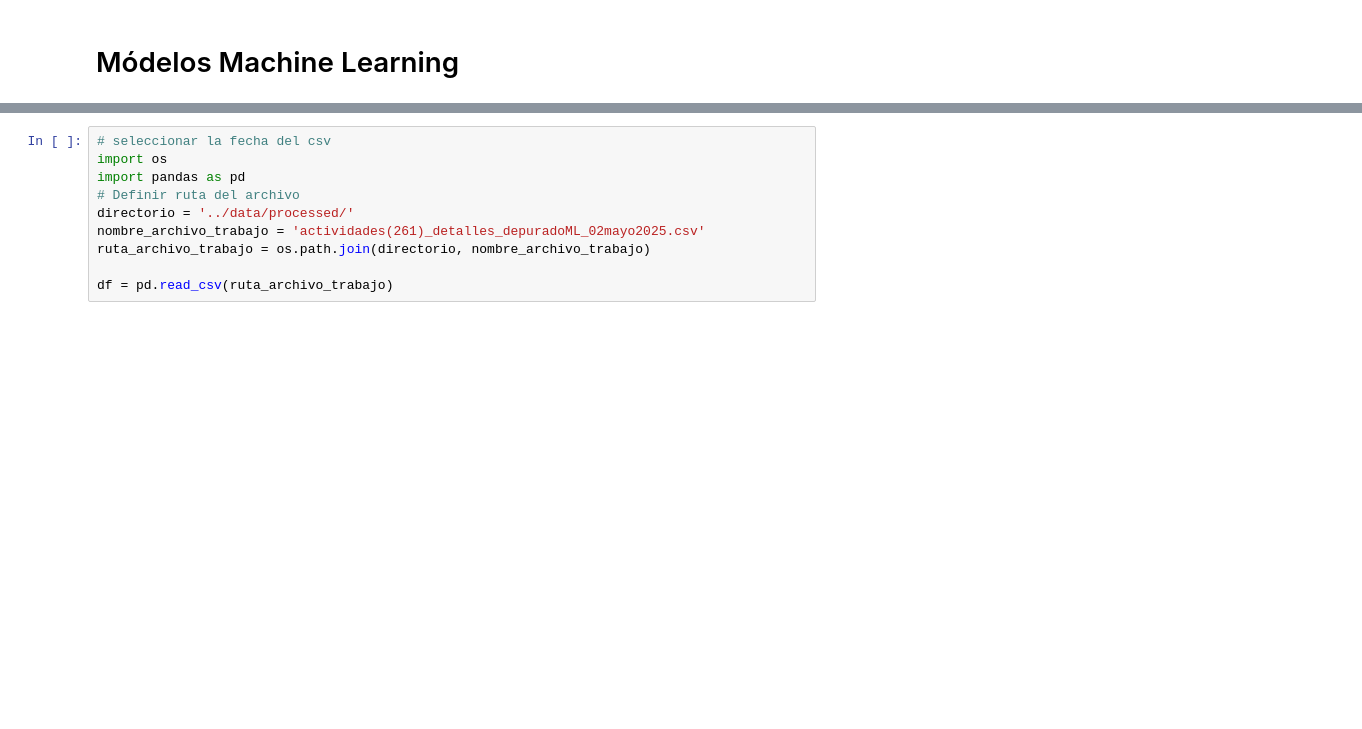
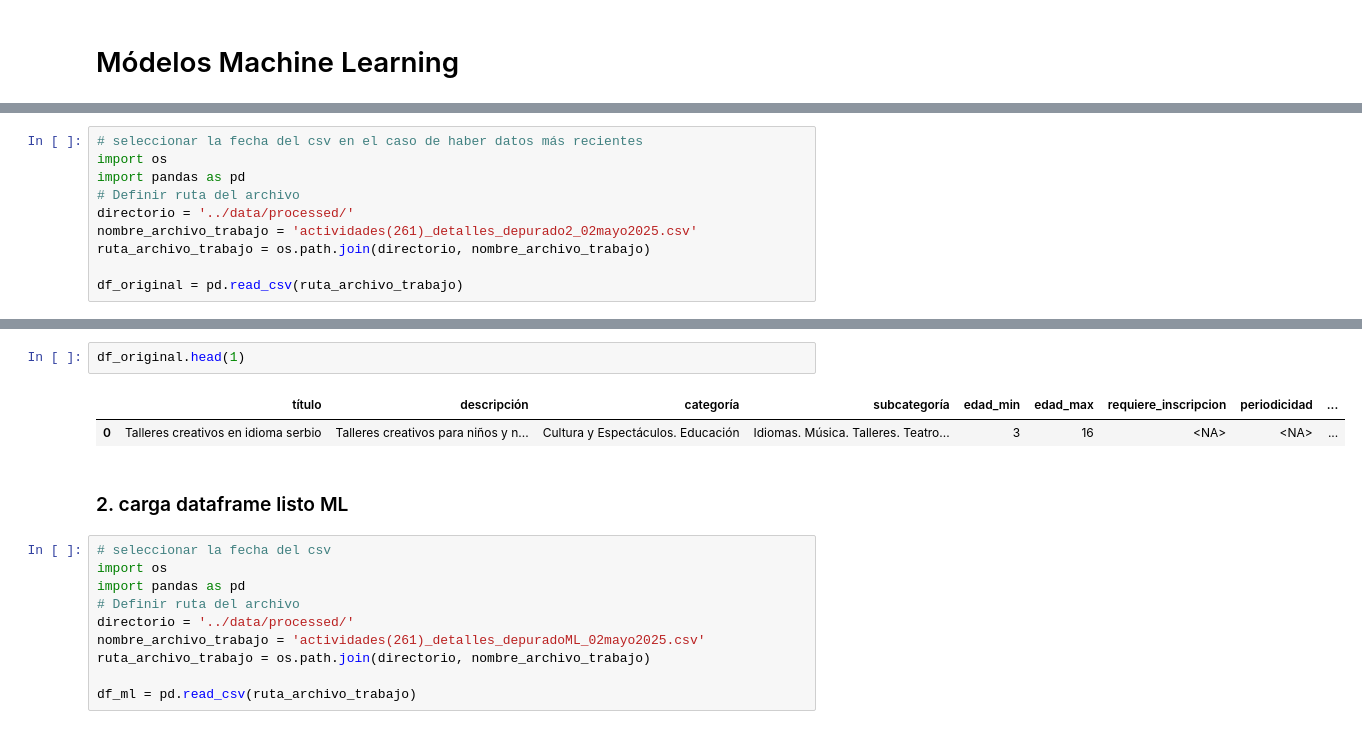
Before and after one commit to abdonrb/desafio_tripulaciones, a Jupyter notebook: notebooks/06_ModeloML_RecomencionActividades_KNN_agv.ipynb, the cells around one changed output, grey strips where cells are left out. Drawn from its saved outputs; the diff is of its cells as text; blank space fills up the shorter version.

```diff
--- a/notebooks/06_ModeloML_RecomencionActividades_KNN_agv.ipynb
+++ b/notebooks/06_ModeloML_RecomencionActividades_KNN_agv.ipynb
@@ -2,0 +7,10 @@
+# %%
+# seleccionar la fecha del csv en el caso de haber datos más recientes
+import os
+import pandas as pd
+# Definir ruta del archivo
+directorio = '../data/processed/'
+nombre_archivo_trabajo = 'actividades(261)_detalles_depurado2_02mayo2025.csv'
+ruta_archivo_trabajo = os.path.join(directorio, nombre_archivo_trabajo)
+
+df_original = pd.read_csv(ruta_archivo_trabajo)
@@ -3,3 +38,10 @@
+# %%
+df_original.head(1)
+# %% [output]
+|  | título | descripción | categoría | subcategoría | edad_min | edad_max | requiere_inscripcion | periodicidad | ... |
+| 0 | Talleres creativos en idioma serbio | Talleres creativos para niños y n... | Cultura y Espectáculos. Educación | Idiomas. Música. Talleres. Teatro... | 3 | 16 | <NA> | <NA> | ... |
+# %% [markdown]
+### 2. carga dataframe listo ML
 # %%
 # seleccionar la fecha del csv
 import os
@@ -9,5 +51,5 @@ directorio = '../data/processed/'
 nombre_archivo_trabajo = 'actividades(261)_detalles_depuradoML_02mayo2025.csv'
 ruta_archivo_trabajo = os.path.join(directorio, nombre_archivo_trabajo)
 
-df = pd.read_csv(ruta_archivo_trabajo)
+df_ml = pd.read_csv(ruta_archivo_trabajo)
 # %%
```
Also changed, not shown: parts of 12 cells of this notebook, 1 other file.
